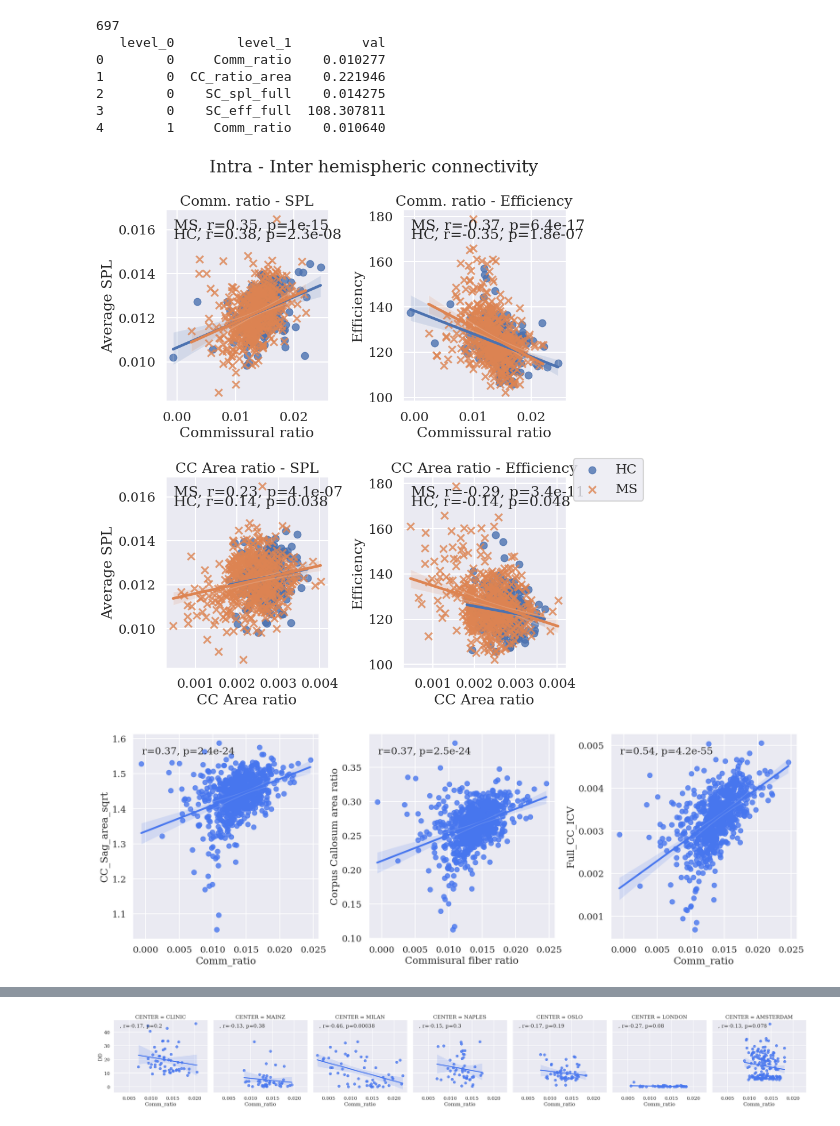
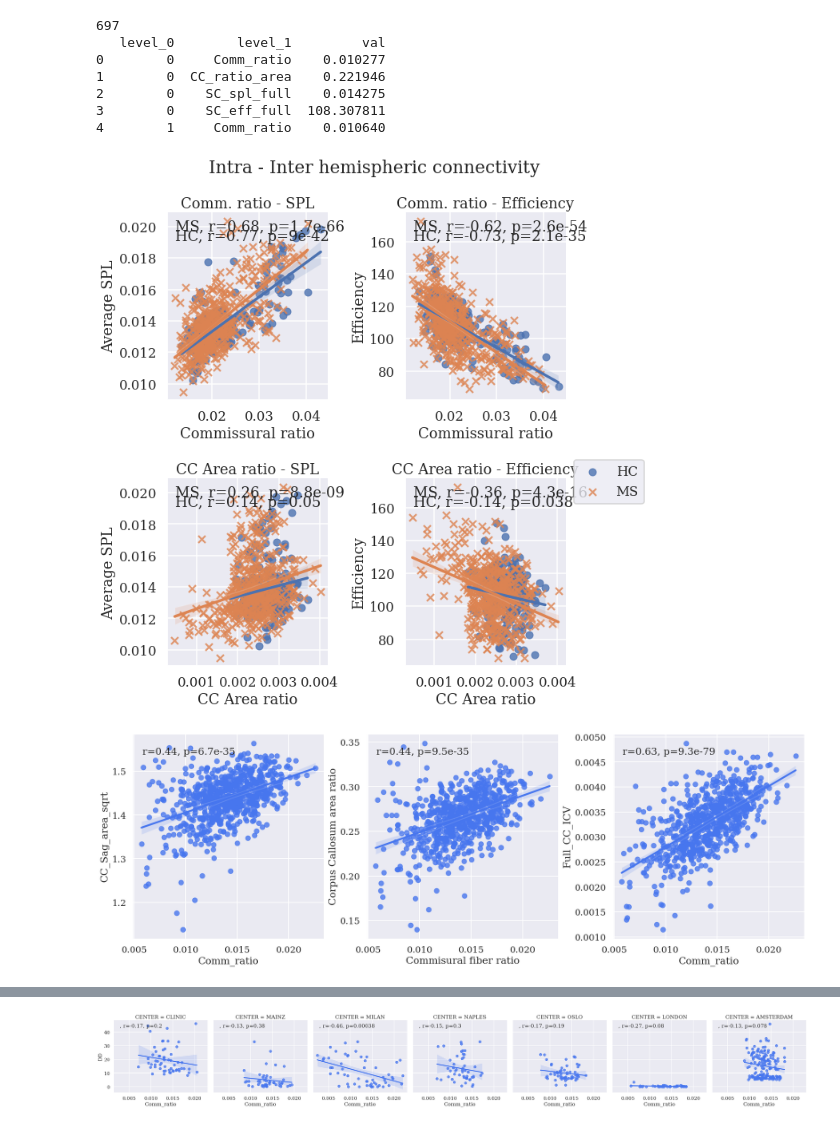
Before and after one commit to GerardMJuan/GraphNetworkMarkers, a Jupyter notebook: PAPER_FIGURES_TABLES/Fig1_intra_inter.ipynb, the cells around one changed output, grey strips where cells are left out. Saved outputs shown, nothing was run; the diff lists cells and outputs as text; code cells hidden in the pictures.

```diff
--- a/PAPER_FIGURES_TABLES/Fig1_intra_inter.ipynb
+++ b/PAPER_FIGURES_TABLES/Fig1_intra_inter.ipynb
@@ -125,7 +125,7 @@ def annotate(col1, col2, data, multihue=False, **kwargs):
 
 
 to_correct = "C(CENTER)"
-to_correct = "C(CENTER) + AGE + C(SEX)"
+to_correct = "AGE + C(SEX)"
 
 results = smf.ols(f"{x1} ~ {to_correct}", data=df_merged).fit()
 df_merged[f"{x1}"] = results.resid + results.params.Intercept
@@ -230,35 +230,37 @@ fig = g.fig
 fig.suptitle("Intra - Inter hemispheric connectivity")
 a1 = fig.axes[0]
 a1.set_title("Comm. ratio - SPL")
 a1.set_xlabel("Commissural ratio")
 a1.set_ylabel("Average SPL")
 
 a2 = fig.axes[1]
 a2.set_title("Comm. ratio - Efficiency")
 a2.set_xlabel("Commissural ratio")
 a2.set_ylabel("Efficiency")
 
 a3 = fig.axes[2]
 a3.set_title("CC Area ratio - SPL")
 a3.set_xlabel("CC Area ratio")
 a3.set_ylabel("Average SPL")
 
 a4 = fig.axes[3]
 a4.set_title("CC Area ratio - Efficiency")
 a4.set_xlabel("CC Area ratio")
 a4.set_ylabel("Efficiency")
 
 plt.legend(bbox_to_anchor=(1.05, 1.1), loc="upper left", borderaxespad=0)
 plt.tight_layout()
 
 ## TODO: POSAR LLEGENDA MANUALMENT
 ## TODOTODO: WE SHOULD ADD BACK THE HC PATIENTS, AND PUT THEM USING CROSS, AND ALSO ADD THE
 
 
 # plt.savefig("/home/gerard/PAPERS/PAPER_COBRA/FIGURES/FIg1_intrainter.png", dpi=300)
 # %% [output]
-[figure, old version]
+[figure, new version]
 # %%
+df_merged = pd.read_csv("/home/gerard/VHIR/MAGNIMS_DEFINITIVE_RESULTS/df_merged_combat.csv")
+
 def annotate_axis(col1, col2, data, ax, label, level=0):
     """
     Version of the annotator function but
@@ -311,7 +313,7 @@ axes[1].set_xlabel("Commisural fiber ratio")
 sns.regplot(x=z1, y=z2, data=df_merged, marker="o", ax=axes[2])
 annotate_axis(z1, z2, df_merged, axes[2], "", 0)
 # %% [output]
-[figure, old version]
+[figure, new version]
 # %%
 g = sns.lmplot(
     data=df_merged, x=f"{y1}", y=f"{y2}", hue="disease", col="CENTER"
```
Also changed, not shown: parts of 3 cells of this notebook, 6 other files.
